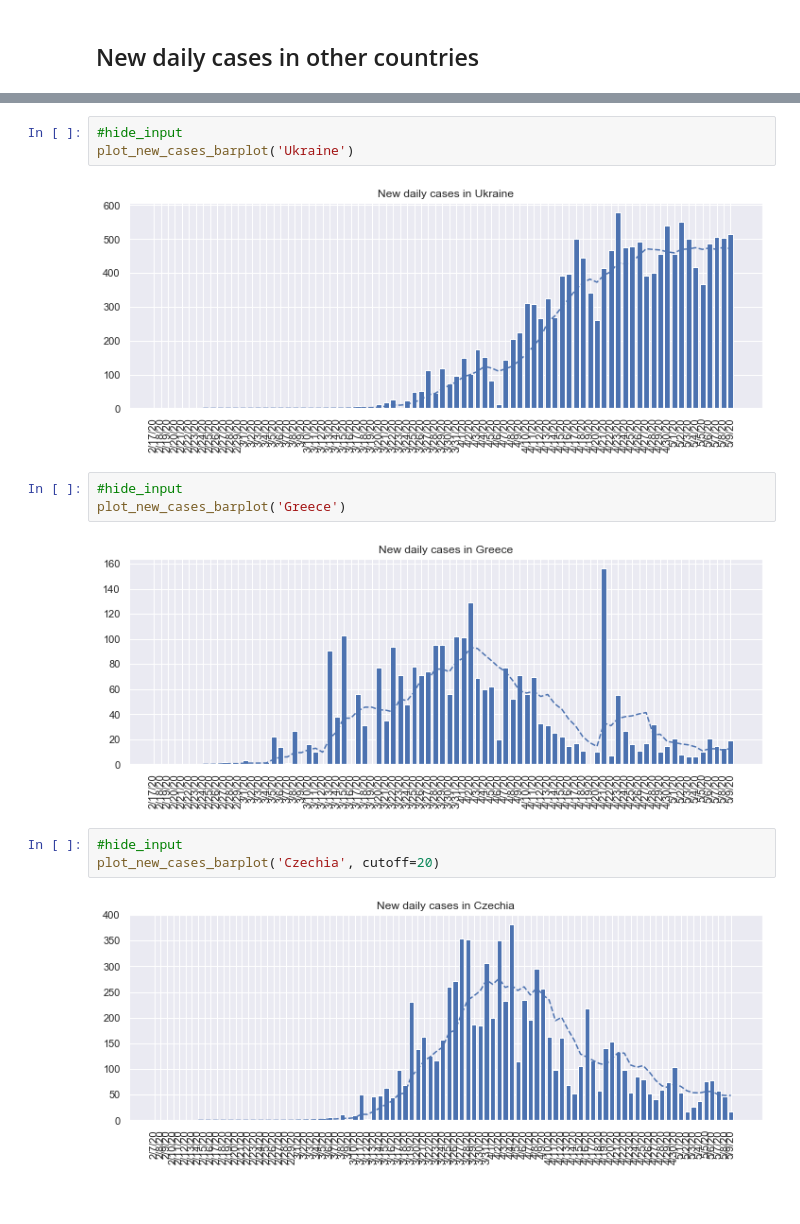
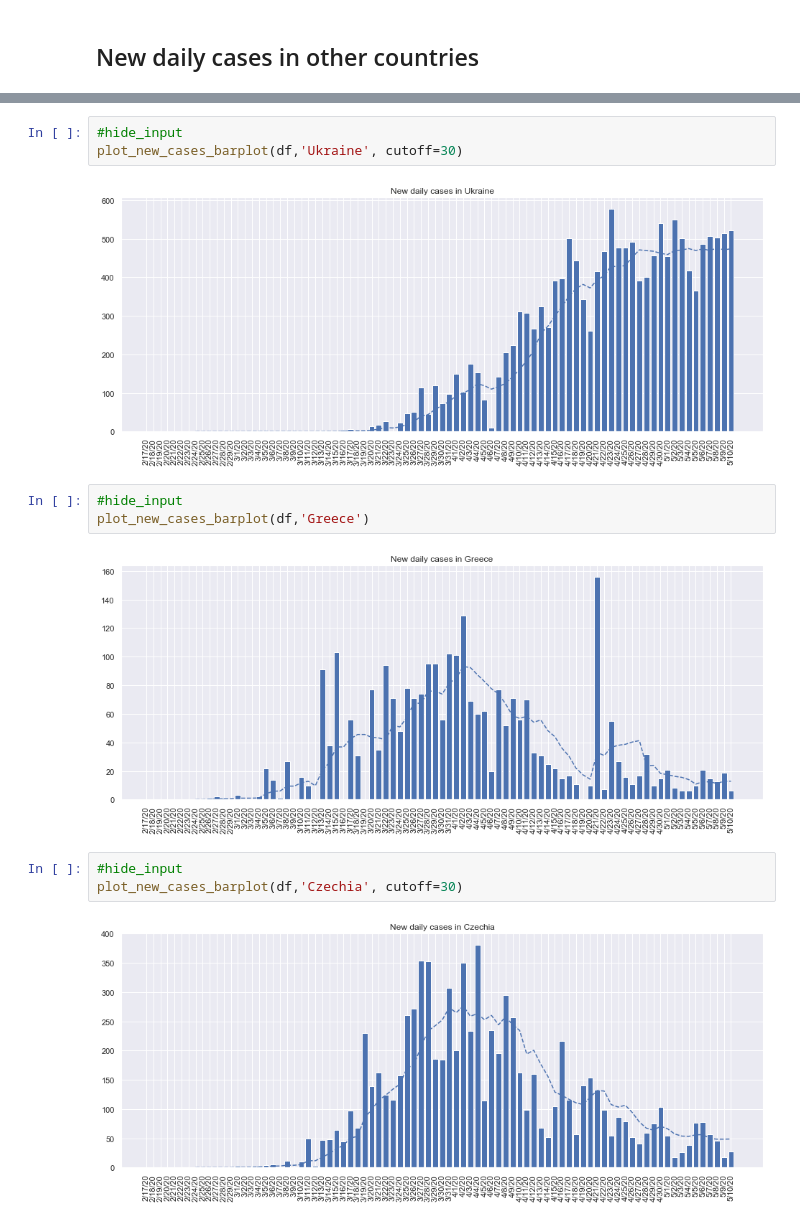
Before and after one commit to IvonaTau/covid19, a Jupyter notebook: _notebooks/2020-03-29-poland.ipynb, the cells around one changed output, grey strips where cells are left out. Saved outputs shown, nothing was run; the diff lists cells and outputs as text.

```diff
--- a/_notebooks/2020-03-29-poland.ipynb
+++ b/_notebooks/2020-03-29-poland.ipynb
@@ -231,17 +157,17 @@ plot_new_cases_barplot('South Korea', cutoff=20)
 # %%
 #hide_input
-plot_new_cases_barplot('Ukraine')
+plot_new_cases_barplot(df,'Ukraine', cutoff=30)
 # %% [output]
-[figure, old version]
+[figure, new version]
 # %%
 #hide_input
-plot_new_cases_barplot('Greece')
+plot_new_cases_barplot(df,'Greece')
 # %% [output]
-[figure, old version]
+[figure, new version]
 # %%
 #hide_input
-plot_new_cases_barplot('Czechia', cutoff=20)
+plot_new_cases_barplot(df,'Czechia', cutoff=30)
 # %% [output]
-[figure, old version]
+[figure, new version]
 # %%
 #hide_input
```
Also changed, not shown: parts of 22 cells of this notebook, 1 other file.
